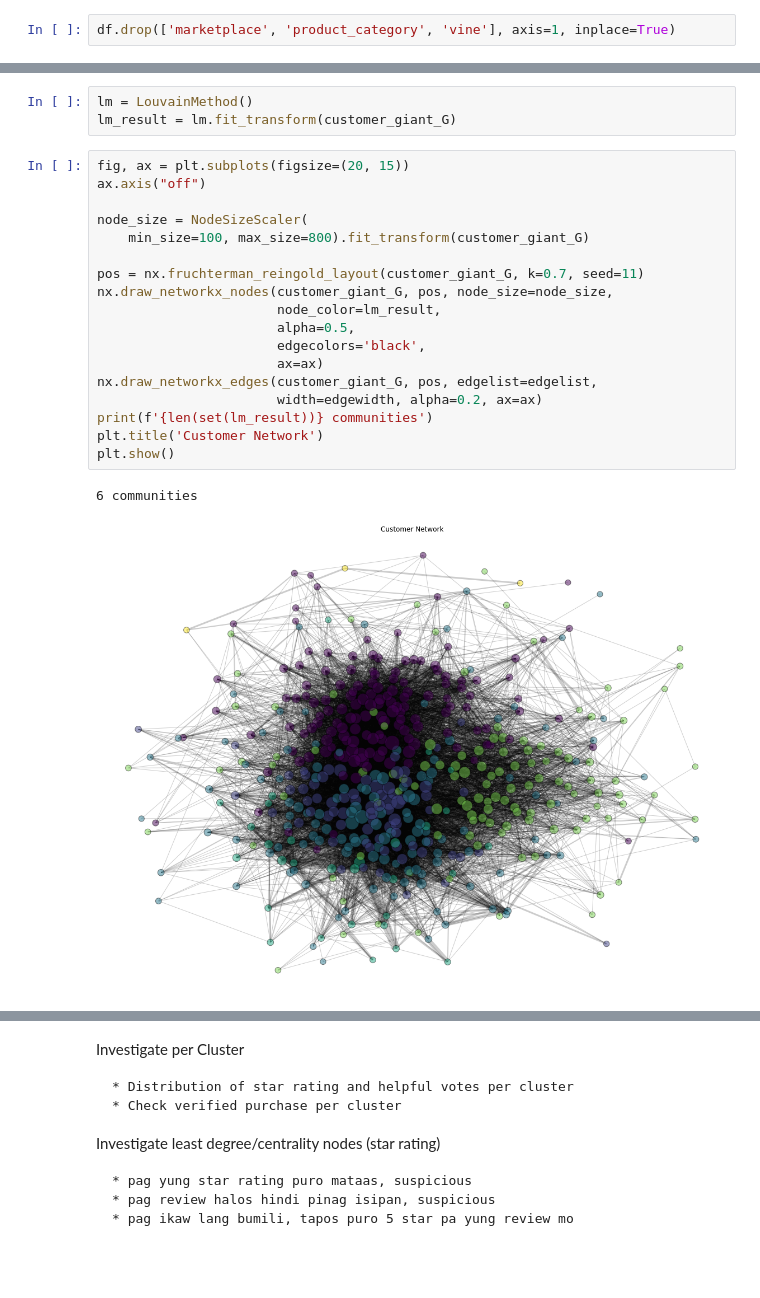
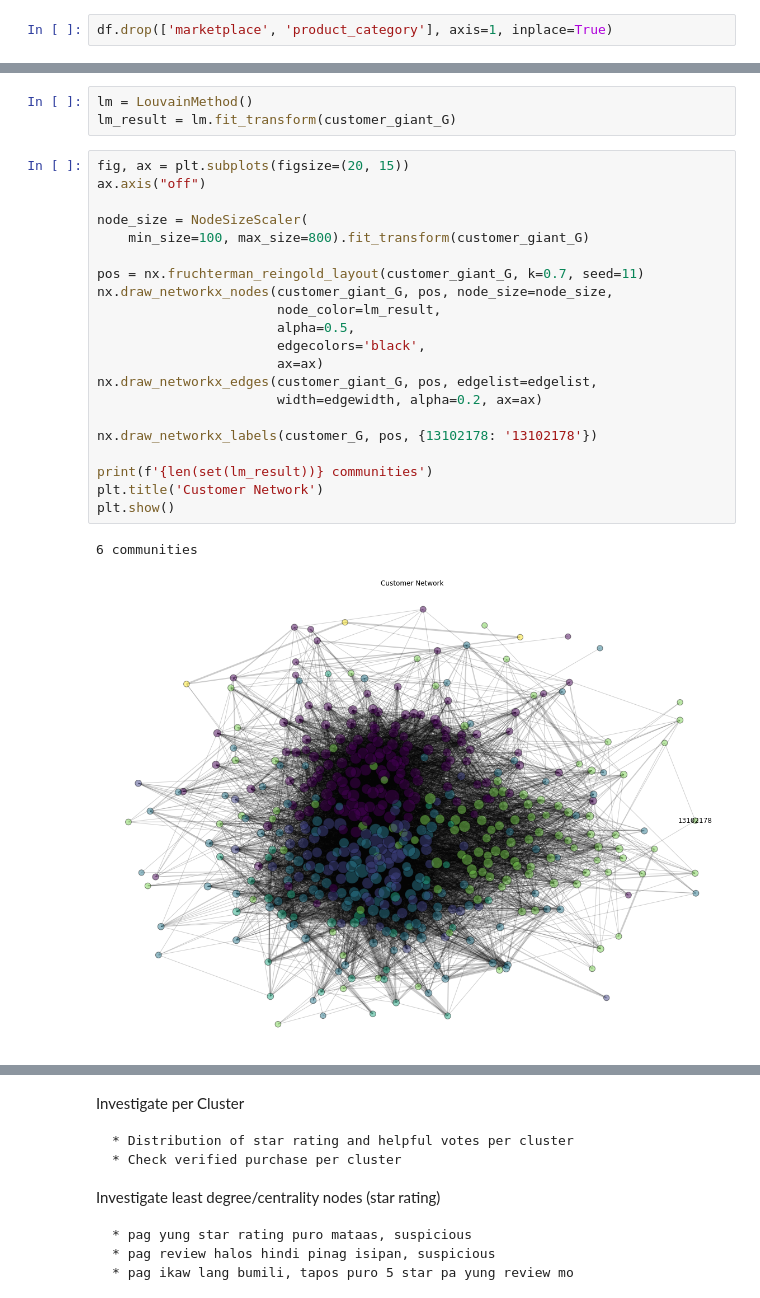
Before and after one commit to abeljoshua20/Amazon-Customer-Review-Network-Analysis, a Jupyter notebook: Final Project.ipynb, the cells around one changed output, grey strips where cells are left out. Drawn from its saved outputs; the diff is of its cells as text; blank space fills up the shorter version.

```diff
--- a/Final Project.ipynb
+++ b/Final Project.ipynb
@@ -92,7 +92,7 @@ df.head()
 # %% [markdown]
 Remove single value columns
 # %%
-df.drop(['marketplace', 'product_category', 'vine'], axis=1, inplace=True)
+df.drop(['marketplace', 'product_category'], axis=1, inplace=True)
 # %% [markdown]
 ## Text Preprocessing
 # %% [markdown]
@@ -633,21 +630,24 @@ lm_result = lm.fit_transform(customer_giant_G)
 # %%
 fig, ax = plt.subplots(figsize=(20, 15))
 ax.axis("off")
 
 node_size = NodeSizeScaler(
     min_size=100, max_size=800).fit_transform(customer_giant_G)
 
 pos = nx.fruchterman_reingold_layout(customer_giant_G, k=0.7, seed=11)
 nx.draw_networkx_nodes(customer_giant_G, pos, node_size=node_size,
                        node_color=lm_result,
                        alpha=0.5,
                        edgecolors='black',
                        ax=ax)
 nx.draw_networkx_edges(customer_giant_G, pos, edgelist=edgelist,
                        width=edgewidth, alpha=0.2, ax=ax)
+
+nx.draw_networkx_labels(customer_G, pos, {13102178: '13102178'})
+
 print(f'{len(set(lm_result))} communities')
 plt.title('Customer Network')
 plt.show()
 # %% [output]
 6 communities
-[figure, old version]
+[figure, new version]
```
Also changed, not shown: parts of 14 cells of this notebook.
